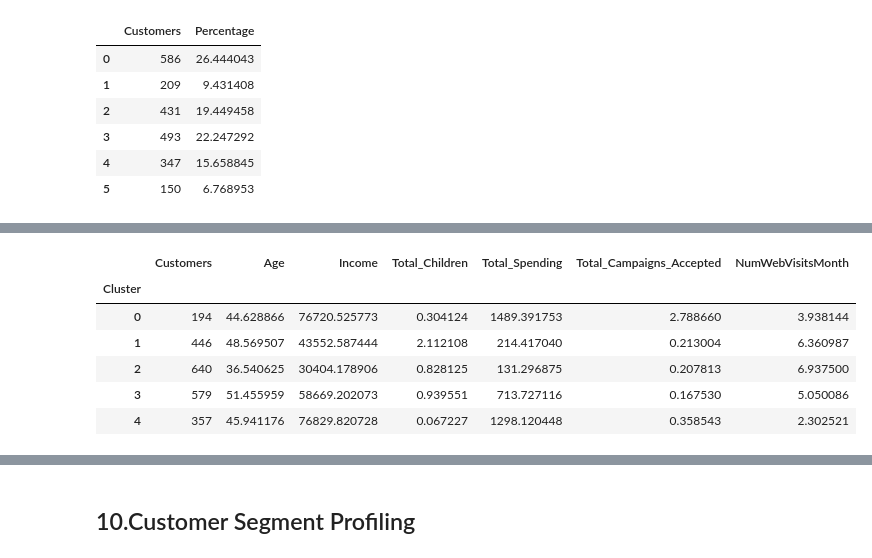
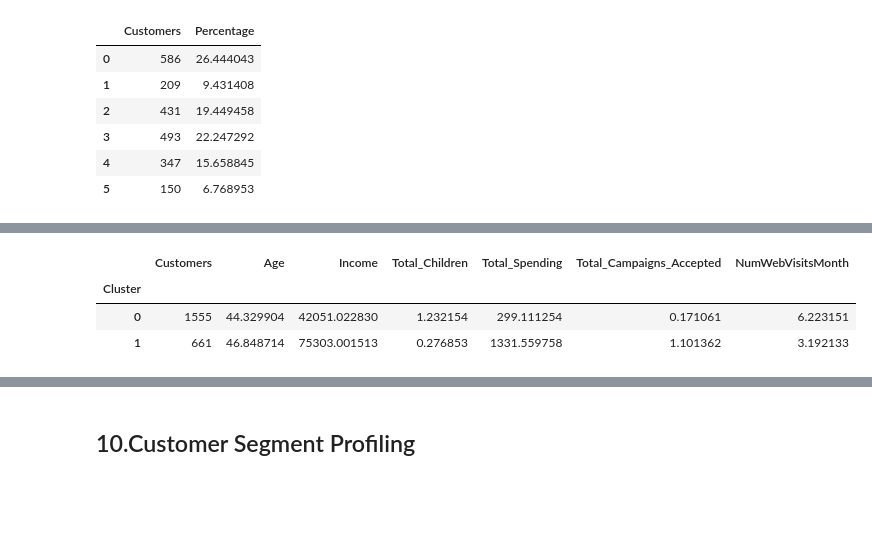
Before and after one commit to fridacarbajalordonez/customer-segmentation-kmeans, a Jupyter notebook: notebooks/customer_segmentation.ipynb, the cells around one changed output, grey strips where cells are left out. Cells and saved outputs as stored; diff of their text form; code cells hidden in the pictures; blank space fills up the shorter version.

```diff
--- a/notebooks/customer_segmentation.ipynb
+++ b/notebooks/customer_segmentation.ipynb
@@ -1487,19 +1483,27 @@ for k in candidate_k:
 # %%
+#Create a copy of the original dataset for selected features
 profile_df = df_clean[final_features].copy()
-profile_df["Cluster"] = candidate_models[5]["labels"]
-cluster_profile = profile_df.groupby("Cluster").mean()
 
-cluster_profile["Customers"] = profile_df["Cluster"].value_counts().sort_index()
-cluster_profile = cluster_profile[
-   ["Customers"] + final_features
-]
+#Dictionary to store the clusters profiles for each K model
+cluster_profiles = {}
 
-cluster_profile
+
+for k in candidate_k:
+    #Add a Cluster column assigned to each customer
+    profile_df["Cluster"] = candidate_models[k]["labels"]
+    #Calculate the mean of each feature feature for every cluster
+    cluster_profile = profile_df.groupby("Cluster")[final_features].mean()
+    #Obtaining the size of each cluster by counting the customers
+    cluster_profile["Customers"] = (
+        profile_df["Cluster"].value_counts().sort_index())
+    cluster_profile = cluster_profile[["Customers"] + final_features]
+
+     # Store the profile for each value of k
+    cluster_profiles[k] = cluster_profile
-# %% [output]
-|  | Customers | Age | Income | Total_Children | Total_Spending | Total_Campaigns_Accepted | NumWebVisitsMonth |
-| Cluster |  |  |  |  |  |  |  |
-| 0 | 194 | 44.628866 | 76720.525773 | 0.304124 | 1489.391753 | 2.788660 | 3.938144 |
-| 1 | 446 | 48.569507 | 43552.587444 | 2.112108 | 214.417040 | 0.213004 | 6.360987 |
-| 2 | 640 | 36.540625 | 30404.178906 | 0.828125 | 131.296875 | 0.207813 | 6.937500 |
-| 3 | 579 | 51.455959 | 58669.202073 | 0.939551 | 713.727116 | 0.167530 | 5.050086 |
-| 4 | 357 | 45.941176 | 76829.820728 | 0.067227 | 1298.120448 | 0.358543 | 2.302521 |
+# %%
+cluster_profiles[2]
+# %% [output]
+|  | Customers | Age | Income | Total_Children | Total_Spending | Total_Campaigns_Accepted | NumWebVisitsMonth |
+| Cluster |  |  |  |  |  |  |  |
+| 0 | 1555 | 44.329904 | 42051.022830 | 1.232154 | 299.111254 | 0.171061 | 6.223151 |
+| 1 | 661 | 46.848714 | 75303.001513 | 0.276853 | 1331.559758 | 1.101362 | 3.192133 |
```
Also changed, not shown: parts of 12 cells of this notebook.
